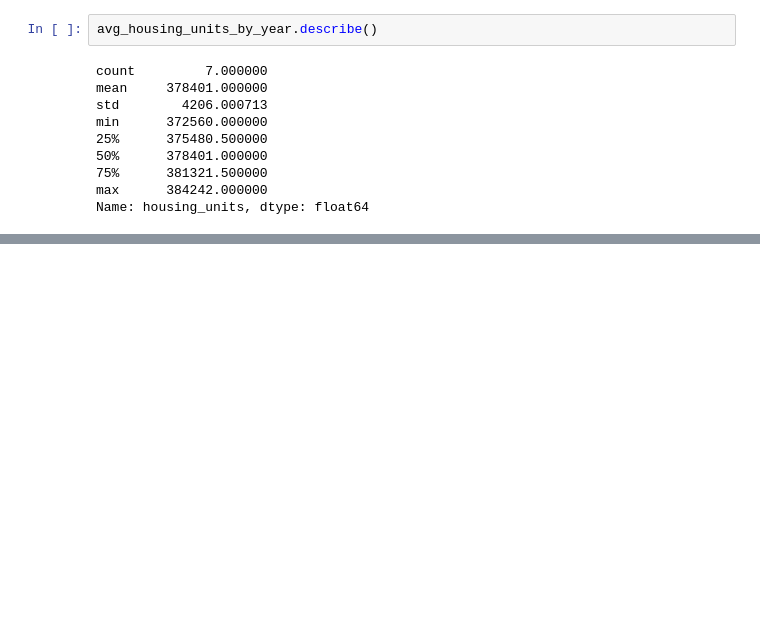
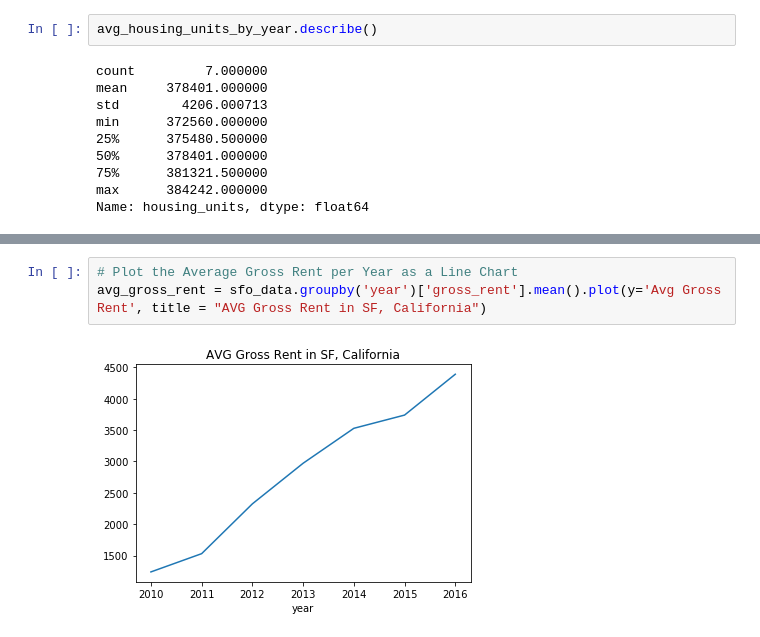
Before and after one commit to maxla777/Pyviz_homework, a Jupyter notebook: SF_Housing_Rental_Analysis.ipynb, the cells around one changed output, grey strips where cells are left out. Saved outputs shown, nothing was run; the diff lists cells and outputs as text; blank space fills up the shorter version.

Commit message:
plotted avg sale price/sqr foot and avg gross rent

```diff
--- a/SF_Housing_Rental_Analysis.ipynb
+++ b/SF_Housing_Rental_Analysis.ipynb
@@ -83,0 +100,5 @@ avg_housing_units_by_year.hvplot.bar(xlabel = 'Year', ylabel='AVG Units', ylim =
+# %%
+# Plot the Average Gross Rent per Year as a Line Chart
+avg_gross_rent = sfo_data.groupby('year')['gross_rent'].mean().plot(y='Avg Gross Rent', title = "AVG Gross Rent in SF, California")
+# %% [output]
+[figure, added]
```
Also changed, not shown: parts of 4 cells of this notebook.
